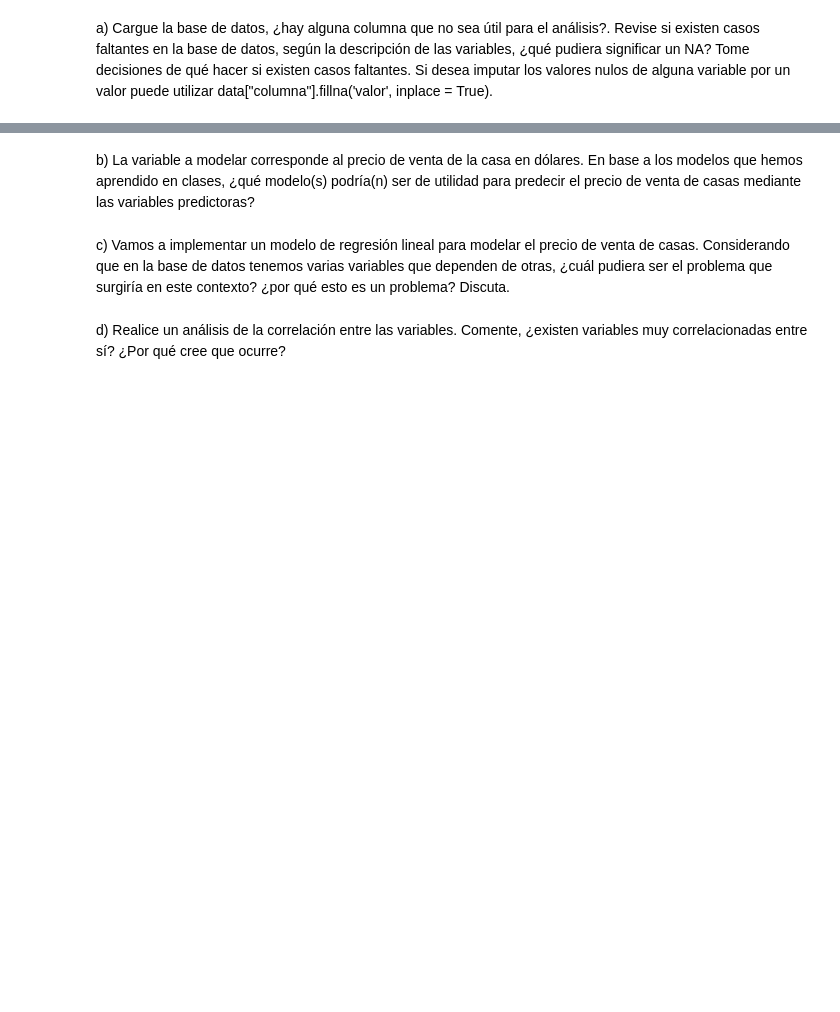
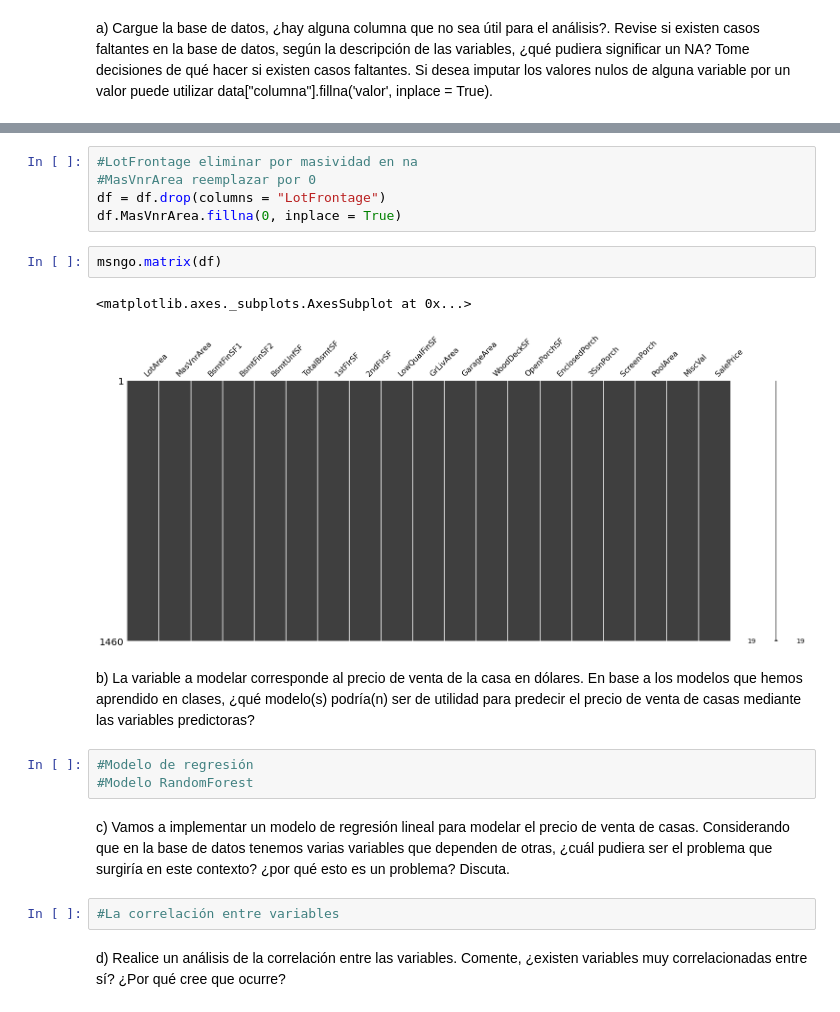
Before and after one commit to Vngel0/Python_UC, a Jupyter notebook: Clase_8_PCA_y_FA.ipynb, the cells around one changed output, grey strips where cells are left out. Cells and saved outputs as stored; diff of their text form; blank space fills up the shorter version.

```diff
--- a/Clase_8_PCA_y_FA.ipynb
+++ b/Clase_8_PCA_y_FA.ipynb
@@ -497,6 +514,21 @@ a) Cargue la base de datos, ¿hay alguna columna que no sea útil para el análi
+# %%
+#LotFrontage eliminar por masividad en na
+#MasVnrArea reemplazar por 0
+df = df.drop(columns = "LotFrontage")
+df.MasVnrArea.fillna(0, inplace = True)
+# %%
+msngo.matrix(df)
+# %% [output]
+<matplotlib.axes._subplots.AxesSubplot at 0x...>
+[figure, added]
 # %% [markdown]
 b) La variable a modelar corresponde al precio de venta de la casa en dólares. En base a los modelos que hemos aprendido en clases, ¿qué modelo(s) podría(n) ser de utilidad para predecir el precio de venta de casas mediante las variables predictoras?
+# %%
+#Modelo de regresión
+#Modelo RandomForest
 # %% [markdown]
 c) Vamos a implementar un modelo de regresión lineal para modelar el precio de venta de casas. Considerando que en la base de datos tenemos varias variables que dependen de otras, ¿cuál pudiera ser el problema que surgiría en este contexto? ¿por qué esto es un problema? Discuta.
+# %%
+#La correlación entre variables
 # %% [markdown]
 d) Realice un análisis de la correlación entre las variables. Comente, ¿existen variables muy correlacionadas entre sí? ¿Por qué cree que ocurre?
```
Also changed, not shown: parts of 18 cells of this notebook.
